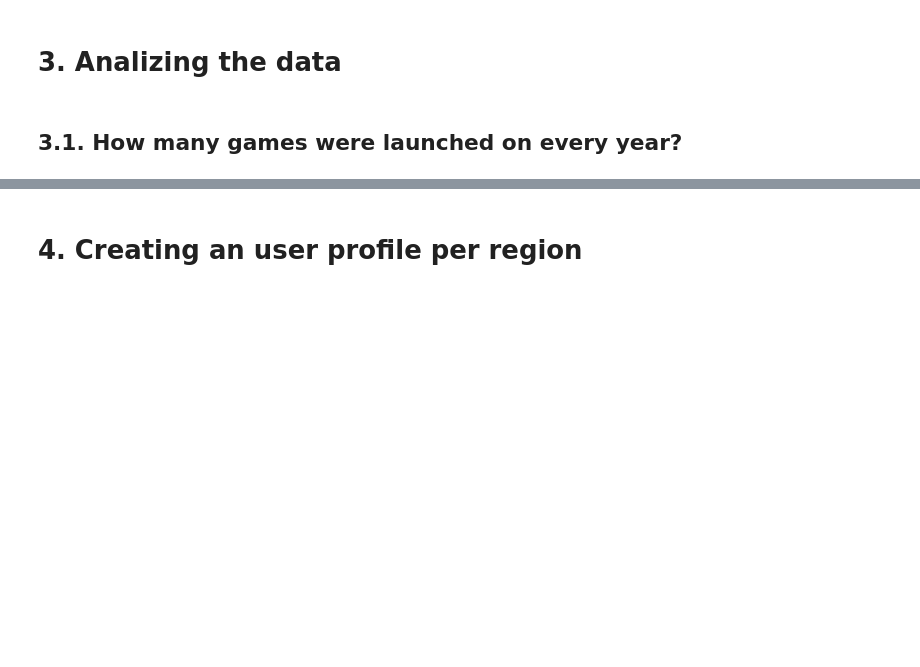
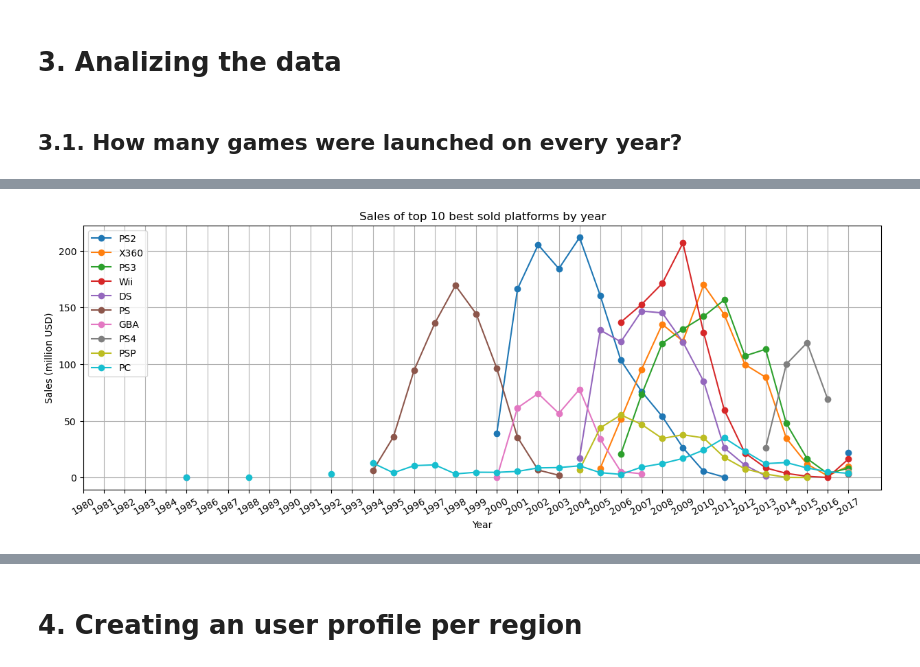
Before and after one commit to IamAirmanPhoenix/Sprint6_Project, a Jupyter notebook: notebook.ipynb, the cells around one changed output, grey strips where cells are left out. Drawn from its saved outputs; the diff is of its cells as text; code cells hidden in the pictures; blank space fills up the shorter version.

```diff
--- a/notebook.ipynb
+++ b/notebook.ipynb
@@ -283,0 +305,9 @@ plt.legend(['Count'])
+# %%
+pivot_total = data.pivot_table(index=['platform', 'year_of_release'],
+                           values=['na_sales', 'eu_sales', 'jp_sales', 'other_sales'],
+                           aggfunc='sum',
+                           observed=True)
+
+pivot_total['total_sales'] = pivot_total['na_sales'] + pivot_total['eu_sales'] + pivot_total['jp_sales'] + pivot_total['other_sales']
+total_df = pivot_total.reset_index()
+#total_df
@@ -283,0 +335,21 @@ plt.legend(['Count'])
+# %%
+fig, ax = plt.subplots()
+pivot_total_test = pivot_total.unstack()
+
+for platform in popular_df.index:
+
+    pivot_total_test.loc[platform, 'total_sales'].plot(figsize=[15,5],
+                                                       rot=30,
+                                                       marker='o',
+                                                       grid=True,
+                                                       xlabel='Year',
+                                                       ylabel='Sales (million USD)',
+                                                       title='Sales of top 10 best sold platforms by year')
+
+
+ax.set_xticks(np.arange(1,35,1))
+plt.legend(popular_df.index)
+plt.xticks(labels=np.arange(1980, 2018, 1), ticks=np.arange(0,38,1))
+plt.show()
+# %% [output]
+[figure, added]
```
Also changed, not shown: parts of 13 cells of this notebook.
